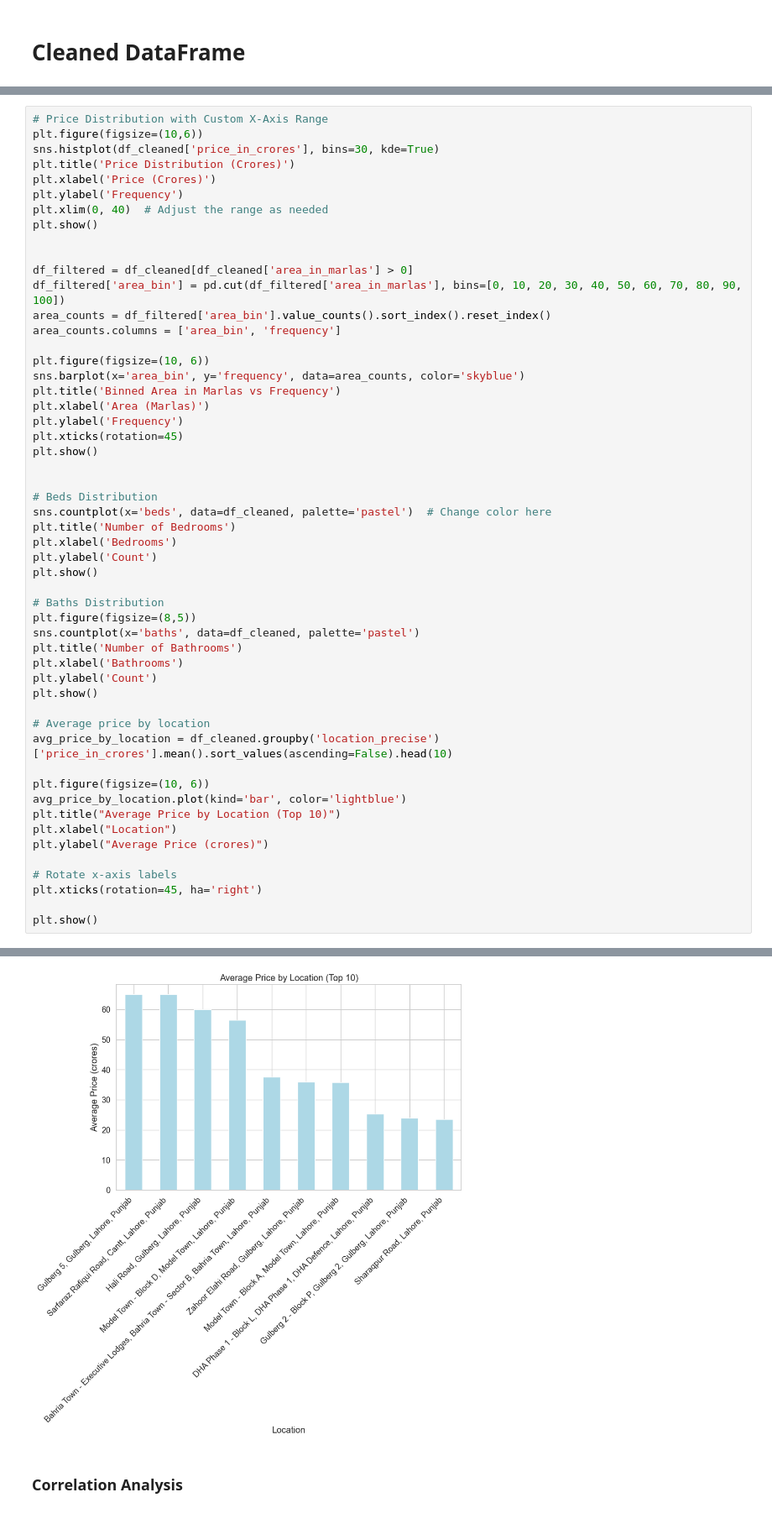
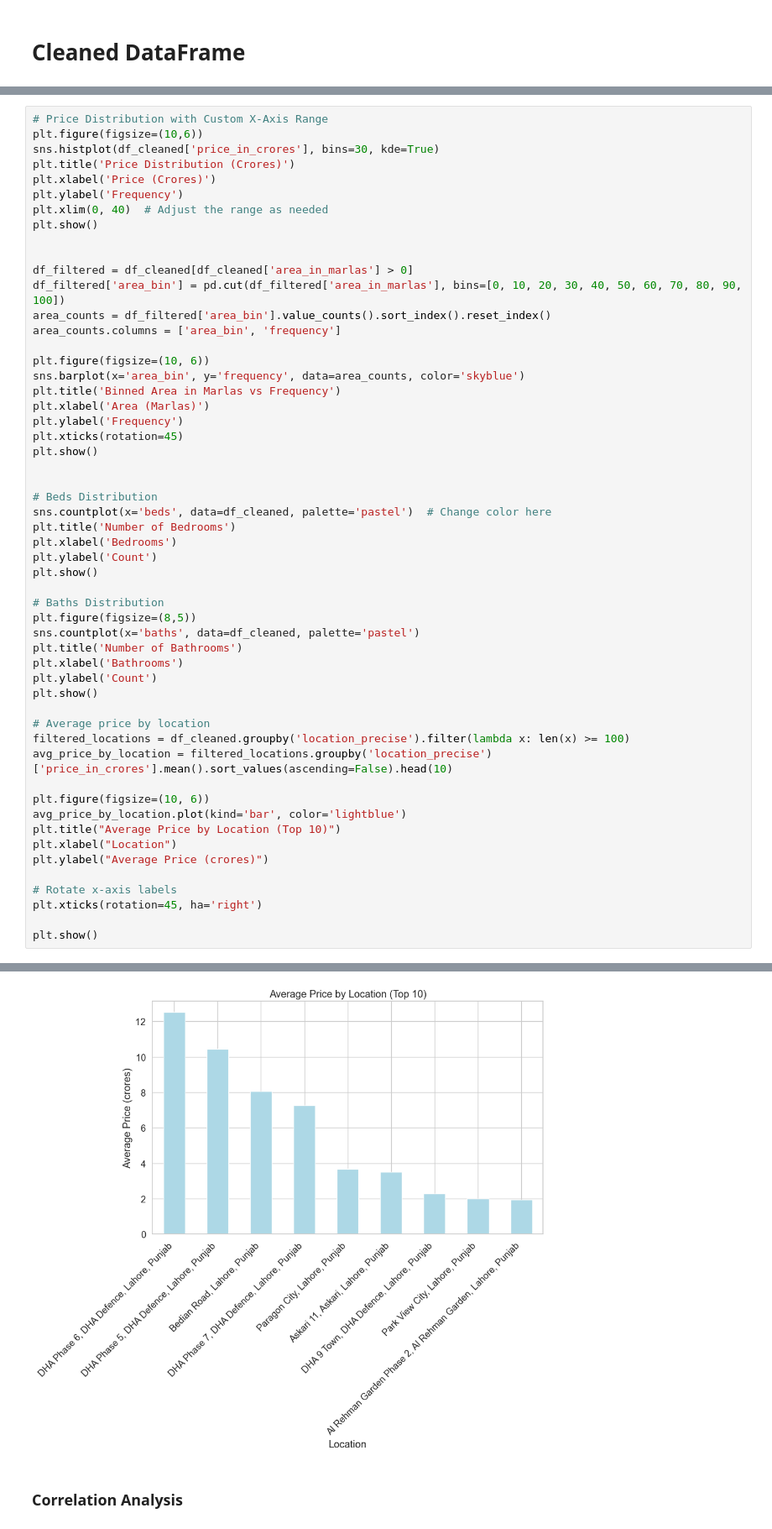
Before and after one commit to potatobox1/Data_Science_Project, a Jupyter notebook: analysis.ipynb, the cells around one changed output, grey strips where cells are left out. Shown at 84% size. Drawn from its saved outputs; the diff is of its cells as text.

Commit message:
Fixed price by location and heatmap graphs

```diff
--- a/analysis.ipynb
+++ b/analysis.ipynb
@@ -336,35 +344,36 @@ sns.countplot(x='beds', data=df_cleaned, palette='pastel')  # Change color here
 plt.title('Number of Bedrooms')
 plt.xlabel('Bedrooms')
 plt.ylabel('Count')
 plt.show()
 
 # Baths Distribution
 plt.figure(figsize=(8,5))
 sns.countplot(x='baths', data=df_cleaned, palette='pastel')
 plt.title('Number of Bathrooms')
 plt.xlabel('Bathrooms')
 plt.ylabel('Count')
 plt.show()
 
 # Average price by location
-avg_price_by_location = df_cleaned.groupby('location_precise')['price_in_crores'].mean().sort_values(ascending=False).head(10)
+filtered_locations = df_cleaned.groupby('location_precise').filter(lambda x: len(x) >= 100)
+avg_price_by_location = filtered_locations.groupby('location_precise')['price_in_crores'].mean().sort_values(ascending=False).head(10)
 
 plt.figure(figsize=(10, 6))
 avg_price_by_location.plot(kind='bar', color='lightblue')
 plt.title("Average Price by Location (Top 10)")
 plt.xlabel("Location")
 plt.ylabel("Average Price (crores)")
 
 # Rotate x-axis labels
 plt.xticks(rotation=45, ha='right')
 
 plt.show()
 # %% [output]
 [figure]
 [figure]
 [figure]
 [figure]
-[figure, old version]
+[figure, new version]
 # %% [markdown]
 ### Correlation Analysis
 # %%
```
Also changed, not shown: parts of 4 cells of this notebook.
